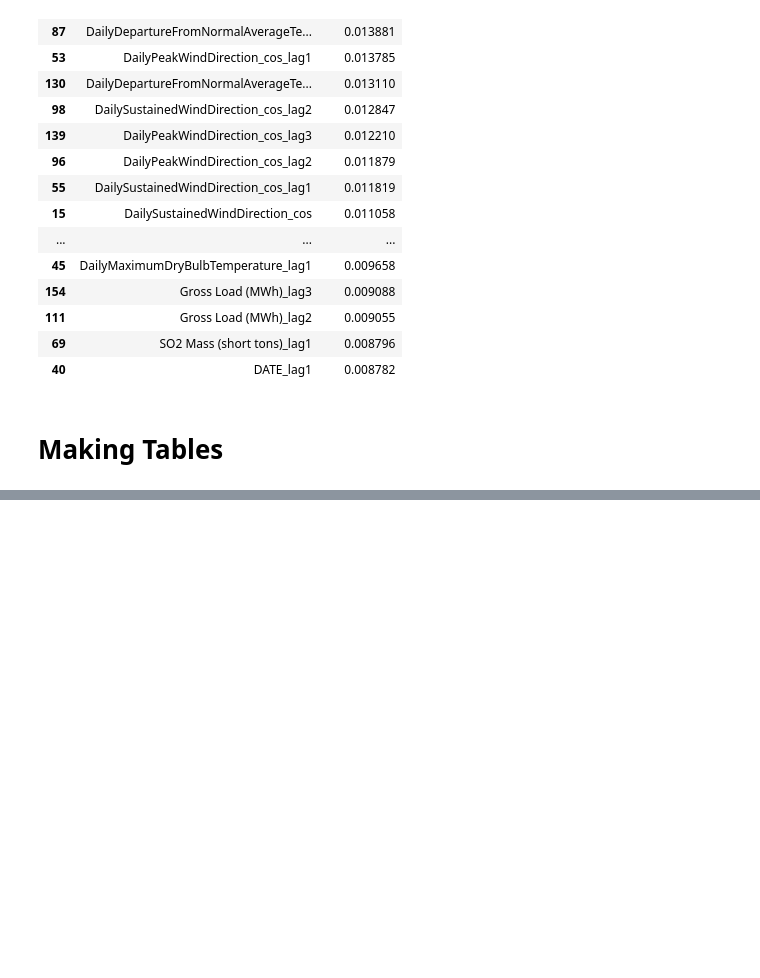
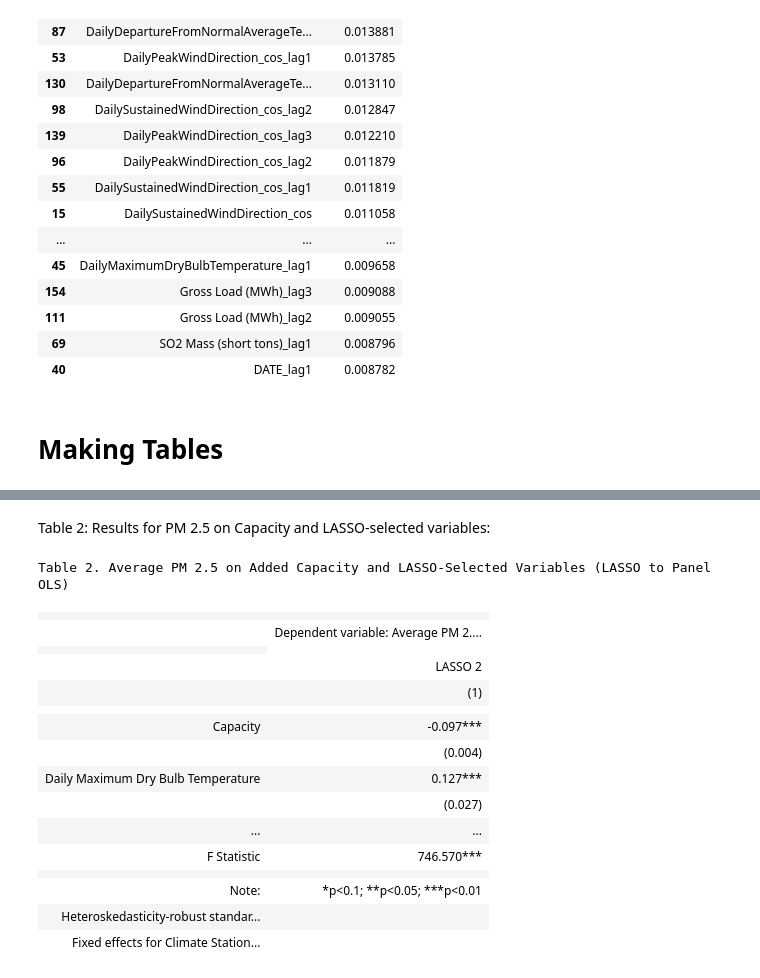
Before and after one commit to griffinberonio/AAE-724-Repo, a Jupyter notebook: Final_Model_Analysis.ipynb, the cells around one changed output, grey strips where cells are left out. Saved outputs shown, nothing was run; the diff lists cells and outputs as text; code cells hidden in the pictures; blank space fills up the shorter version.

```diff
--- a/Final_Model_Analysis.ipynb
+++ b/Final_Model_Analysis.ipynb
@@ -403,0 +480,43 @@ Star
+# %% [markdown]
+Table 2: Results for PM 2.5 on Capacity and LASSO-selected variables:
+# %%
+
+star2 = Stargazer([OLS_PM_CAP])
+
+star2.title("Table 2. Average PM 2.5 on Added Capacity and LASSO-Selected Variables (LASSO to Panel OLS)")
+star2.custom_columns(["LASSO 2"], [1])
+star2.covariate_order(sig_vars(OLS_PM_CAP))  # Only include significant variables in the table
+star2.dependent_variable_name("Average PM 2.5 (µg/m³)")
+star2.rename_covariates(rename_dict)
+star2.significance_levels([0.1, 0.05, 0.01])   # * p<0.1, ** p<0.05, *** p<0.01
+star2.show_degrees_of_freedom(False)
+
+star2.add_line(
+    "Standard errors",
+    ["Robust (HC1)"],
+    LineLocation.FOOTER_TOP,
+)
+star2.add_custom_notes([
+    "Heteroskedasticity-robust standard errors in parentheses.",
+    "Fixed effects for Climate Station and Year included",
+])
+
+star2
+# %% [output]
+Table 2. Average PM 2.5 on Added Capacity and LASSO-Selected Variables (LASSO to Panel OLS)
+|  |  |
+|  | Dependent variable: Average PM 2.... |
+|  |
+|  | LASSO 2 |
+|  | (1) |
+|  |  |
+| Capacity | -0.097*** |
+|  | (0.004) |
+| Daily Maximum Dry Bulb Temperature | 0.127*** |
+|  | (0.027) |
+| ... | ... |
+| F Statistic | 746.570*** |
+|  |  |
+| Note: | *p<0.1; **p<0.05; ***p<0.01 |
+| Heteroskedasticity-robust standar... |  |
+| Fixed effects for Climate Station... |  |
```
Also changed, not shown: parts of 15 cells of this notebook, 1 other file.
